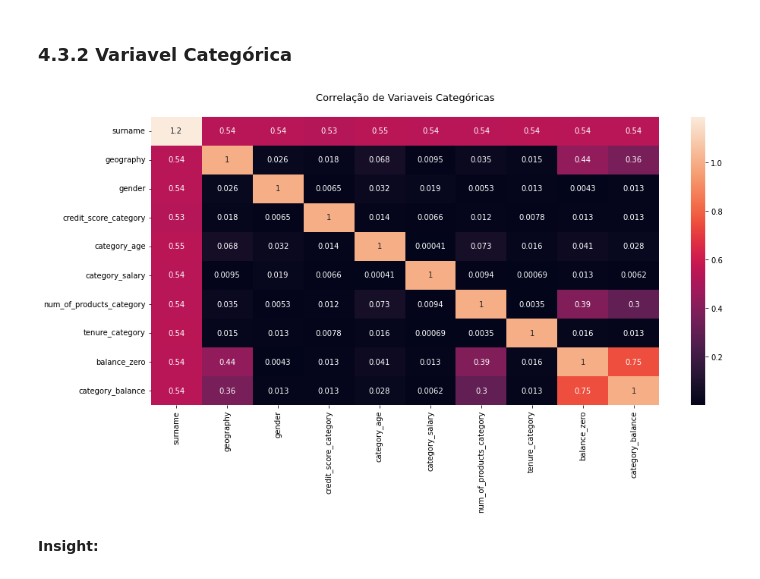
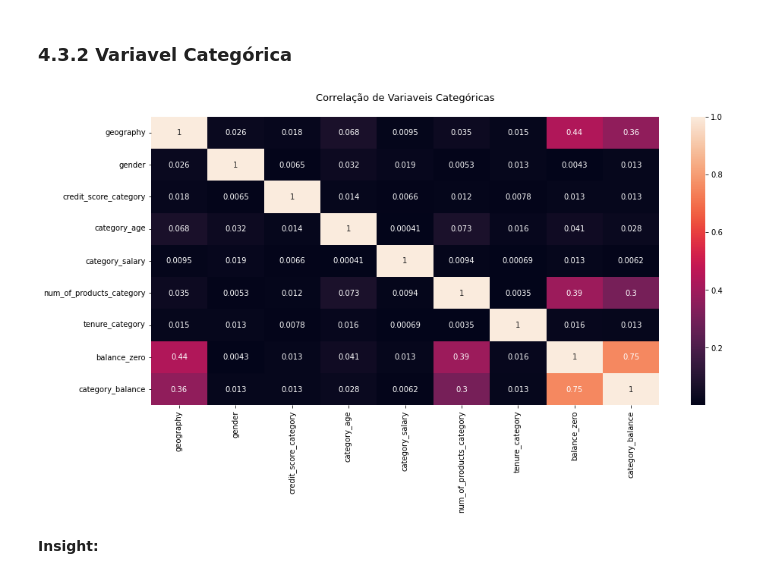
Before and after one commit to Jhonatanslopes/Bank-Customer-Churn, a Jupyter notebook: Notebook/notebook.ipynb, the cells around one changed output. Saved outputs shown, nothing was run; the diff lists cells and outputs as text; code cells hidden in the pictures.

```diff
--- a/Notebook/notebook.ipynb
+++ b/Notebook/notebook.ipynb
@@ -482,3 +505,5 @@ df2['category_balance'] = df2['balance'].apply(lambda x: 'higher balance' if x >
+# %%
+df2.drop(columns=['row_number', 'surname', 'customer_id'], inplace=True)
 # %% [markdown]
 # 4.0 EDA
 # %% [markdown]
@@ -689,20 +704,20 @@ sns.heatmap(num.corr(method='pearson'), annot=True);
 # %%
 # Categorical data
 categorical = df4.select_dtypes(include=['object'])
 
 # Apply correlation categories
-matrix = show_matrix(data=categorical, col='surname', output='dict')
+matrix = show_matrix(data=categorical, col='geography', output='dict')
 data_columns = categorical.iloc[:, 1:]
 
 for c in data_columns.columns:
     matrix[c] = show_matrix(data=categorical, col=c, output='list')
 
 # Figure
 plt.figure(figsize=(15, 7))
 sns.heatmap(matrix, annot=True)
 plt.title('Correlação de Variaveis Categóricas\n', fontsize=13);
 # %% [output]
-[figure, old version]
+[figure, new version]
 # %% [markdown]
 **Insight:**
 # %% [markdown]
```
Also changed, not shown: parts of 20 cells of this notebook.
